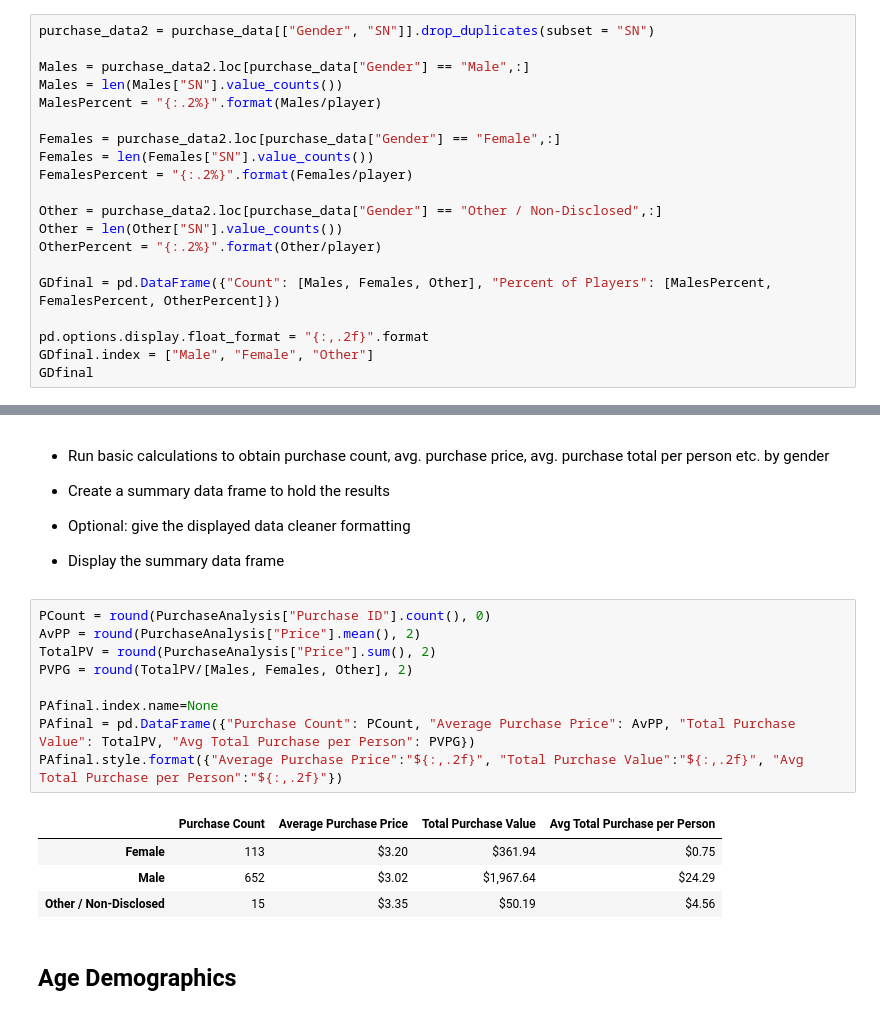
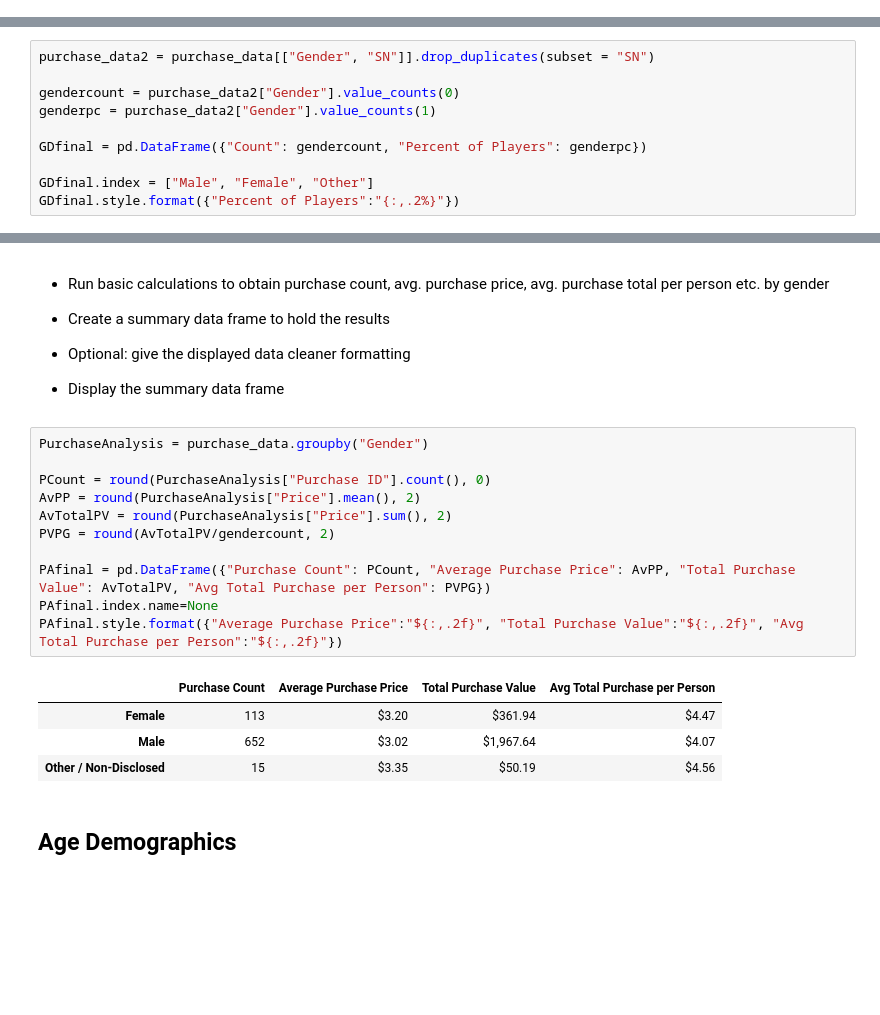
Before and after one commit to CMac-code/pandas_challenge, a Jupyter notebook: HeroesOfPymoli/HeroesOfPymoli_starter.ipynb, the cells around one changed output, grey strips where cells are left out. Saved outputs shown, nothing was run; the diff lists cells and outputs as text; blank space fills up the shorter version.

```diff
--- a/HeroesOfPymoli/HeroesOfPymoli_starter.ipynb
+++ b/HeroesOfPymoli/HeroesOfPymoli_starter.ipynb
@@ -74,23 +76,3 @@ PATotal
 purchase_data.Gender.unique()
 # %% [output]
 array(['Male', 'Other / Non-Disclosed', 'Female'], dtype=object)
-# %%
-purchase_data2 = purchase_data[["Gender", "SN"]].drop_duplicates(subset = "SN")
-
-Males = purchase_data2.loc[purchase_data["Gender"] == "Male",:]
-Males = len(Males["SN"].value_counts())
-MalesPercent = "{:.2%}".format(Males/player)
-
-Females = purchase_data2.loc[purchase_data["Gender"] == "Female",:]
-Females = len(Females["SN"].value_counts())
-FemalesPercent = "{:.2%}".format(Females/player)
-
-Other = purchase_data2.loc[purchase_data["Gender"] == "Other / Non-Disclosed",:]
-Other = len(Other["SN"].value_counts())
-OtherPercent = "{:.2%}".format(Other/player)
-
-GDfinal = pd.DataFrame({"Count": [Males, Females, Other], "Percent of Players": [MalesPercent, FemalesPercent, OtherPercent]})
-
-pd.options.display.float_format = "{:,.2f}".format
-GDfinal.index = ["Male", "Female", "Other"]
-GDfinal
@@ -101,0 +79,10 @@ GDfinal
+# %%
+purchase_data2 = purchase_data[["Gender", "SN"]].drop_duplicates(subset = "SN")
+
+gendercount = purchase_data2["Gender"].value_counts(0)
+genderpc = purchase_data2["Gender"].value_counts(1)
+
+GDfinal = pd.DataFrame({"Count": gendercount, "Percent of Players": genderpc})
+
+GDfinal.index = ["Male", "Female", "Other"]
+GDfinal.style.format({"Percent of Players":"{:,.2%}"})
@@ -116,18 +108,20 @@ GDfinal
 
 * Display the summary data frame
 # %%
+PurchaseAnalysis = purchase_data.groupby("Gender")
+
 PCount = round(PurchaseAnalysis["Purchase ID"].count(), 0)
 AvPP = round(PurchaseAnalysis["Price"].mean(), 2)
-TotalPV = round(PurchaseAnalysis["Price"].sum(), 2)
-PVPG = round(TotalPV/[Males, Females, Other], 2)
+AvTotalPV = round(PurchaseAnalysis["Price"].sum(), 2)
+PVPG = round(AvTotalPV/gendercount, 2)
 
+PAfinal = pd.DataFrame({"Purchase Count": PCount, "Average Purchase Price": AvPP, "Total Purchase Value": AvTotalPV, "Avg Total Purchase per Person": PVPG})
 PAfinal.index.name=None
-PAfinal = pd.DataFrame({"Purchase Count": PCount, "Average Purchase Price": AvPP, "Total Purchase Value": TotalPV, "Avg Total Purchase per Person": PVPG})
 PAfinal.style.format({"Average Purchase Price":"${:,.2f}", "Total Purchase Value":"${:,.2f}", "Avg Total Purchase per Person":"${:,.2f}"})
 # %% [output]
 |  | Purchase Count | Average Purchase Price | Total Purchase Value | Avg Total Purchase per Person |
-| Female | 113 | $3.20 | $361.94 | $0.75 |
-| Male | 652 | $3.02 | $1,967.64 | $24.29 |
+| Female | 113 | $3.20 | $361.94 | $4.47 |
+| Male | 652 | $3.02 | $1,967.64 | $4.07 |
 | Other / Non-Disclosed | 15 | $3.35 | $50.19 | $4.56 |
 # %% [markdown]
 ## Age Demographics
```
Also changed, not shown: parts of 3 cells of this notebook.
